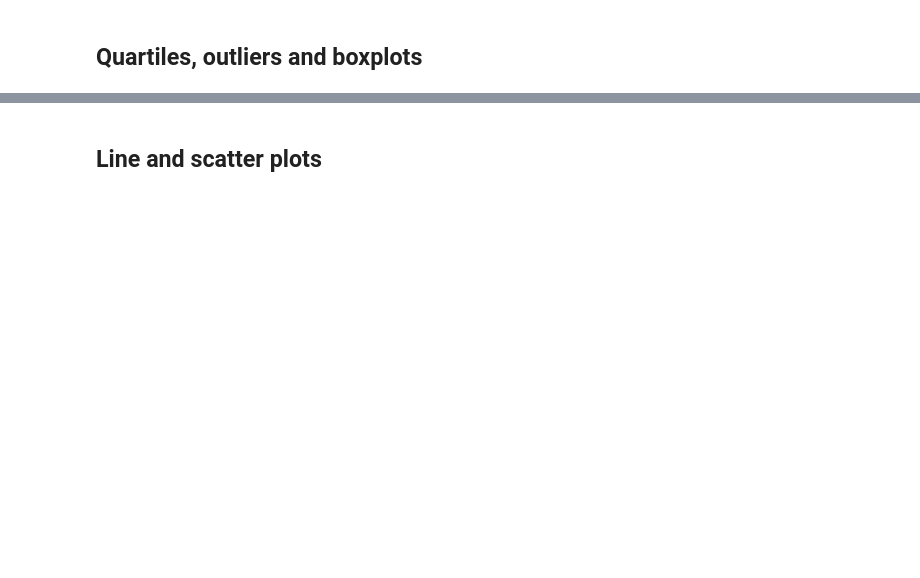
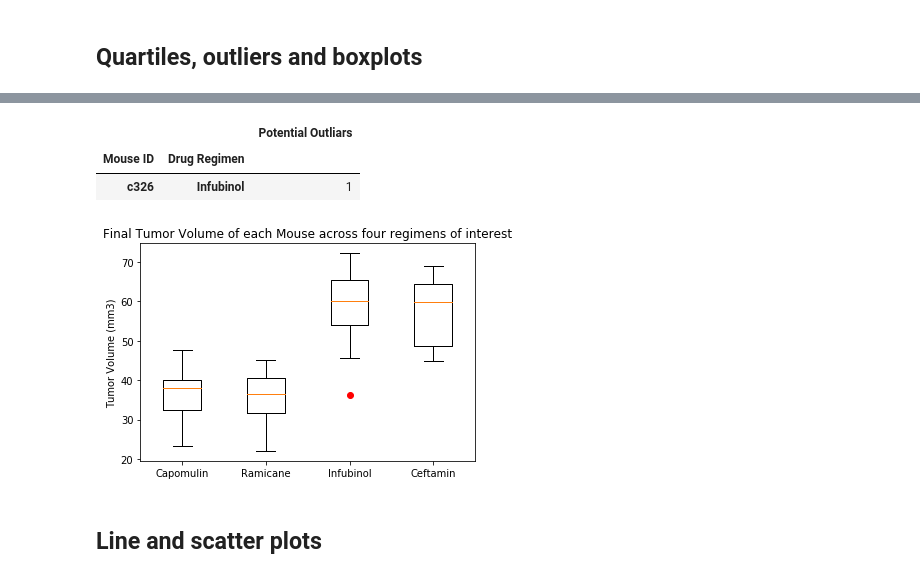
Before and after one commit to AlexGS-1/Pymaceutical-HW5, a Jupyter notebook: HW/pymaceuticals_starter.ipynb, the cells around one changed output, grey strips where cells are left out. Saved outputs shown, nothing was run; the diff lists cells and outputs as text; code cells hidden in the pictures; blank space fills up the shorter version.

```diff
--- a/HW/pymaceuticals_starter.ipynb
+++ b/HW/pymaceuticals_starter.ipynb
@@ -103,0 +115,19 @@ explode = (0.1, 0, 0, 0)
+# %%
+# Calculate the final tumor volume of each mouse across four of the most promising treatment regimens. Calculate the IQR and quantitatively determine if there are any potential outliers.
+df_sorted =['Capomulin', 'Ramicane', 'Infubinol', 'Ceftamin']
+df_mouse_top4=df_mouse[df_mouse['Drug Regimen'].isin(df_sorted)]
+df_mouse_top4 =pd.DataFrame(df_mouse_top4)
+
+df_mouse_top4 #Capomulin, Ramicane, Infubinol, and Ceftamin.
+df_mouse_top4=df_mouse_top4.reset_index()
+df_mouse_top4= df_mouse_top4.drop(columns=['index'])
+df_mouse_top4['ID'] = df_mouse_top4['Mouse ID']+ df_mouse_top4['Drug Regimen']
+filter1 = df_mouse_top4.groupby('ID')['Timepoint'].max()
+filter1 =pd.DataFrame(filter1)
+filter1=filter1.reset_index()
+
+
+df_mouse_top4 = pd.merge(filter1, df_mouse_top4, how='inner').set_index('Drug Regimen')
+df_mouse_top4= df_mouse_top4.reset_index()
+final_tumor_vol = df_mouse_top4[['Mouse ID', 'Drug Regimen','Timepoint','Tumor Volume (mm3)']]
+final_tumor_vol #final tumor volume calculation
@@ -104,3 +160,37 @@ explode = (0.1, 0, 0, 0)
+# %%
+res['Lower_Q-1.5IQR']= res[0.25]-1.5*res['IQR']
+res['Higher_Q+1.5IQR']=res[0.75]+1.5*res['IQR']
+
+
+df_mouse_outliars= df_mouse_top4.loc[((res.loc[df_mouse_top4['Drug Regimen'], 'Lower_Q-1.5IQR'] > df_mouse_top4["Tumor Volume (mm3)"].values) | (df_mouse_top4["Tumor Volume (mm3)"].values > res.loc[df_mouse_top4['Drug Regimen'],'Higher_Q+1.5IQR'])).values]
+df_mouse_outliars
+df_mouse_outliars =df_mouse_outliars.groupby(['Mouse ID','Drug Regimen'])['ID'].count()
+df_mouse_outliars = pd.DataFrame(df_mouse_outliars)
+df_mouse_outliars.rename(columns= {'ID': 'Potential Outliars'})
+# %% [output]
+|  |  | Potential Outliars |
+| Mouse ID | Drug Regimen |  |
+| c326 | Infubinol | 1 |
+# %%
+# Generate a box plot of the final tumor volume of each mouse across four regimens of interest
+df_mouse_top4_tumor = df_mouse_top4[['Tumor Volume (mm3)','Drug Regimen']]
+df_mouse_top4_tumor
+x1 = df_mouse_top4_tumor[df_mouse_top4_tumor['Drug Regimen']== 'Capomulin']['Tumor Volume (mm3)']
+x2 = df_mouse_top4_tumor[df_mouse_top4_tumor['Drug Regimen']== 'Ramicane']['Tumor Volume (mm3)']
+x3 = df_mouse_top4_tumor[df_mouse_top4_tumor['Drug Regimen']== 'Infubinol']['Tumor Volume (mm3)']
+x4 = df_mouse_top4_tumor[df_mouse_top4_tumor['Drug Regimen']== 'Ceftamin']['Tumor Volume (mm3)']
+
+fig1, ax1 = plt.subplots()
+ax1.set_title('Final Tumor Volume of each Mouse across four regimens of interest')
+ax1.set_ylabel('Tumor Volume (mm3)')
+
+ax1.boxplot([x1, x2, x3,x4],sym = 'r')
+x_axis = np.arange(0,len(df_sorted))
+tick_locations = [value+1 for value in x_axis]
+plt.xticks(tick_locations, df_sorted, rotation="horizontal")
+plt.show()
+# %% [output]
+[figure, added]
 # %% [markdown]
 ## Line and scatter plots
 # %%
```
Also changed, not shown: parts of 10 cells of this notebook, 3 other files.
